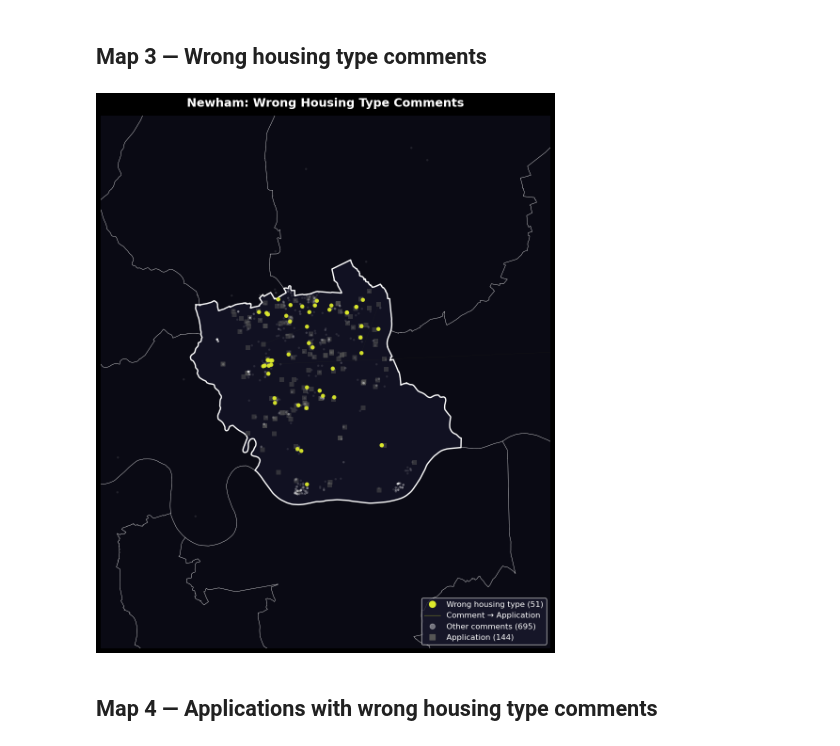
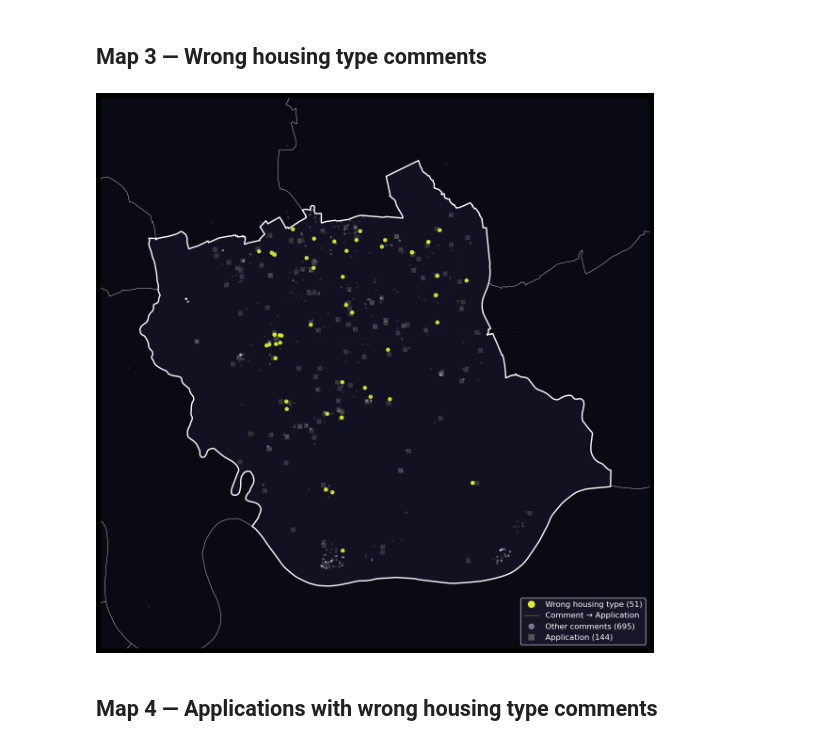
Before and after one commit to Bea-Taylor/nimby_nlp, a Jupyter notebook: notebooks/07_newham_maps.ipynb, the cells around one changed output. Cells and saved outputs as stored; diff of their text form; code cells hidden in the pictures.

```diff
--- a/notebooks/07_newham_maps.ipynb
+++ b/notebooks/07_newham_maps.ipynb
@@ -121,7 +121,7 @@ linked = newham_c.dropna(subset=["lat", "lon", "centroid_lat", "centroid_lon"])
 
 # Newham bounding box (used to clip map extent)
 _bounds = newham_boundary.to_crs("EPSG:4326").total_bounds
-_pad = 0.04
+_pad = 0.01
 MAP_XLIM = (_bounds[0] - _pad, _bounds[2] + _pad)
 MAP_YLIM = (_bounds[1] - _pad, _bounds[3] + _pad)
 
@@ -257,7 +257,7 @@ not_wrong  = has_coords[~has_coords["wrong_housing"]]
 wrong_linked = wrong.dropna(subset=["centroid_lat", "centroid_lon"])
 
 fig, ax = plt.subplots(figsize=(12, 12), facecolor="black")
-_base_map(ax, "Newham: Wrong Housing Type Comments")
+_base_map(ax, "")
 
 ax.scatter(
     app_centroids_commented["centroid_lon"], app_centroids_commented["centroid_lat"],
@@ -272,34 +272,34 @@ ax.scatter(
 for _, row in wrong_linked.iterrows():
     ax.plot(
         [row["lon"], row["centroid_lon"]],
         [row["lat"], row["centroid_lat"]],
         color=WRONG_COLOR, alpha=0.08, linewidth=0.4, zorder=3,
     )
 
 ax.scatter(
     wrong["lon"], wrong["lat"],
     color=WRONG_COLOR, s=40, alpha=0.95, zorder=4, linewidths=0,
 )
 
 legend_handles = [
     mlines.Line2D([], [], color=WRONG_COLOR, marker="o", linestyle="None",
                   markersize=10, label=f"Wrong housing type ({len(wrong)})"),
     mlines.Line2D([], [], color=WRONG_COLOR, alpha=0.4, linewidth=1,
                   label="Comment → Application"),
     mlines.Line2D([], [], color="white", marker="o", linestyle="None",
                   markersize=8, alpha=0.4, label=f"Other comments ({len(not_wrong)})"),
     mlines.Line2D([], [], color="#555555", marker="s", linestyle="None",
                   markersize=8, label=f"Application ({len(app_centroids_commented)})"),
 ]
 ax.legend(handles=legend_handles, loc="lower right",
           facecolor="#1a1a2e", edgecolor="white", labelcolor="white", fontsize=12)
 
 plt.tight_layout()
 plt.savefig(FIGURES_DIR / "newham_wrong_housing_type_map.png",
             dpi=150, bbox_inches="tight", facecolor="black")
 plt.show()
 # %% [output]
-[figure, old version]
+[figure, new version]
 # %% [markdown]
 ## Map 4 — Applications with wrong housing type comments
 # %%
```
Also changed, not shown: parts of 3 cells of this notebook, 13 other files.
